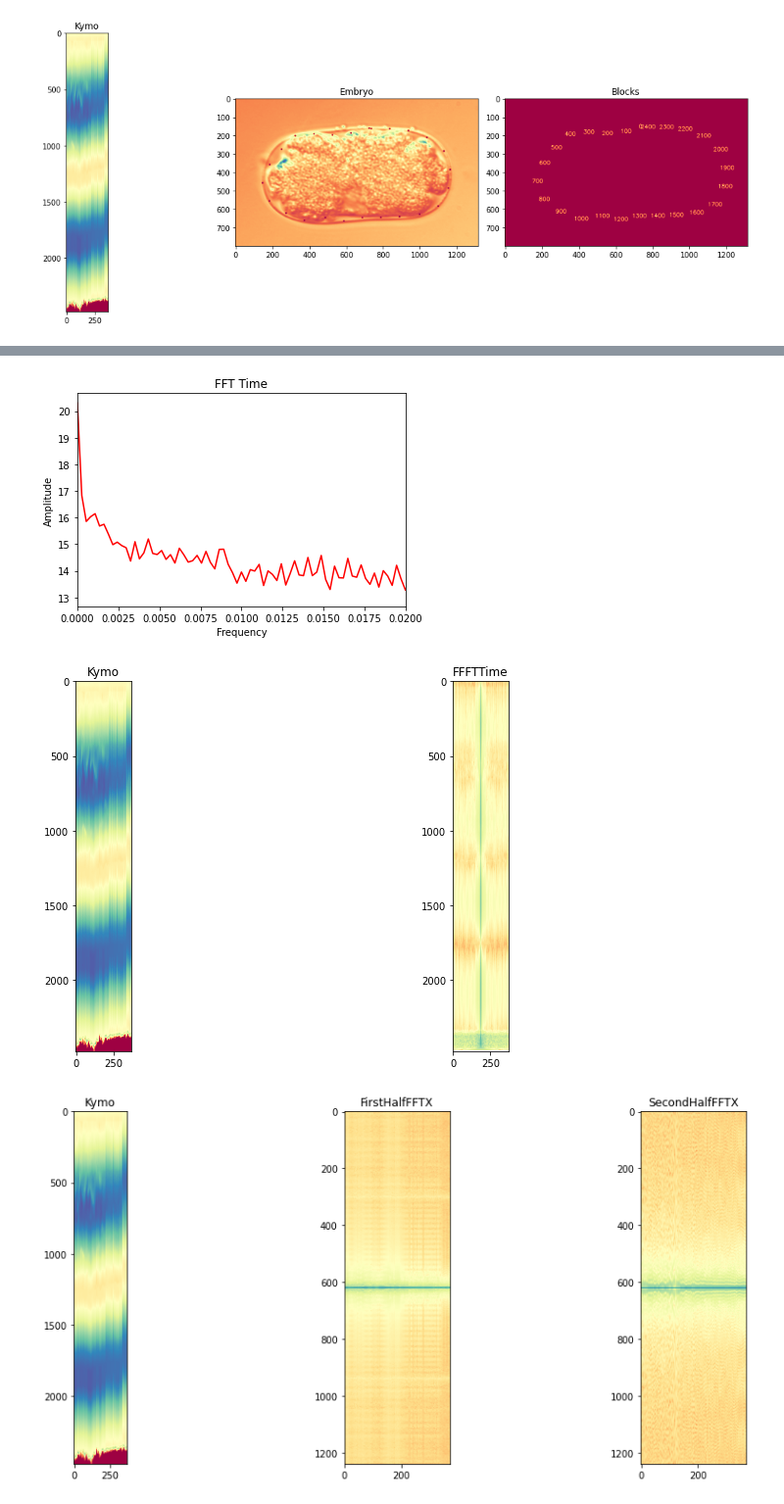
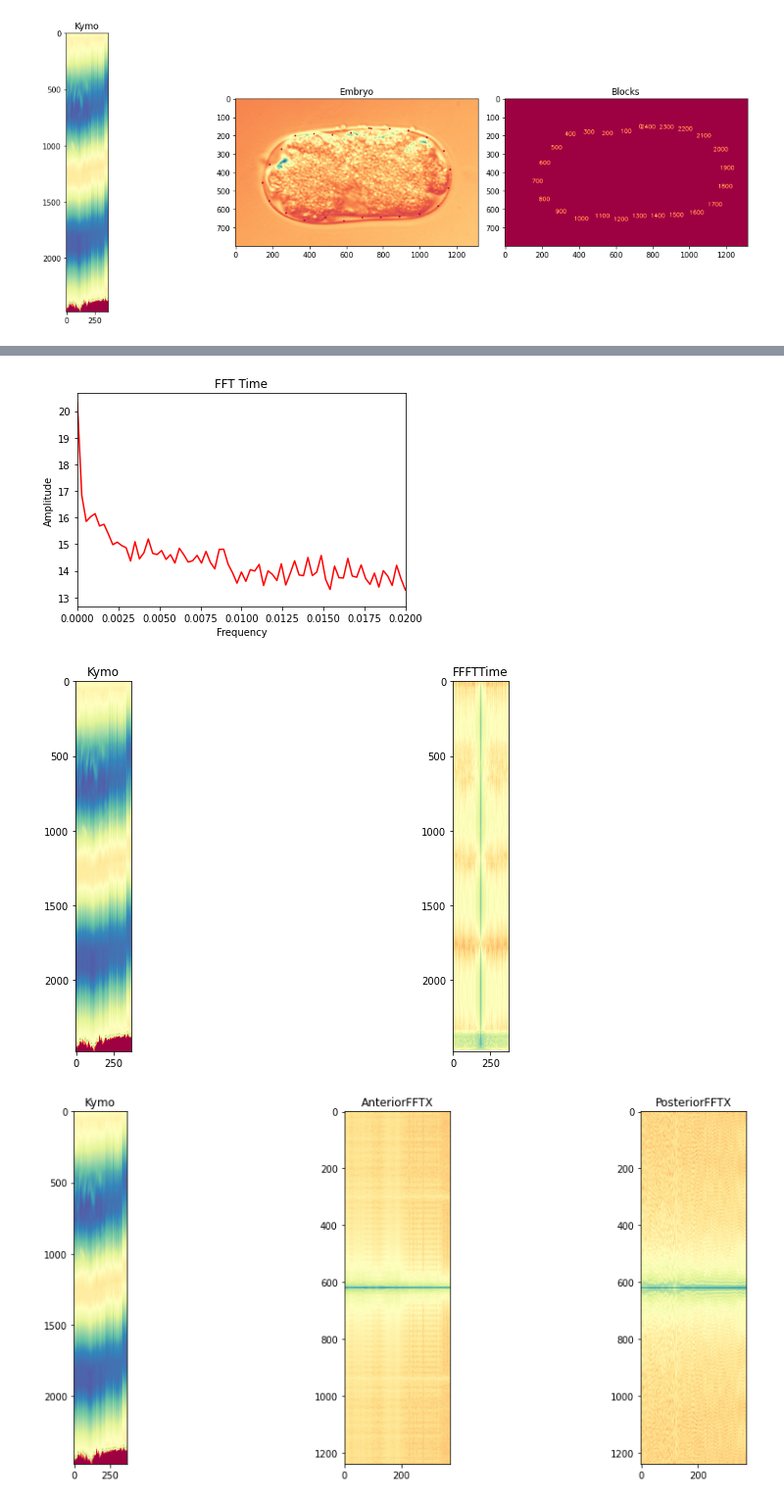
Before and after one commit to kapoorlab/BioPython, a Jupyter notebook: DarineKymoAnalyis/FrequencyVelocity.ipynb, the cells around one changed output, grey strips where cells are left out. Shown at 98% size. Cells and saved outputs as stored; diff of their text form; code cells hidden in the pictures.

```diff
--- a/DarineKymoAnalyis/FrequencyVelocity.ipynb
+++ b/DarineKymoAnalyis/FrequencyVelocity.ipynb
@@ -107,36 +107,36 @@ FFTTimeImage, AddedT, frequ = FFTStrip(Kymoimage, Time_unit)
 df = pd.DataFrame(list(zip(frequ,AddedT)),columns =['Frequency', 'Amplitude'])
 df.to_csv(Name + 'Frequency' +  '.csv', index = False)
 
-imwrite((savedir + Name + 'FFTSpaceF' + '.tif' ) , np.log(FFTSpaceImageHalf.astype('float32')))
-imwrite((savedir + Name + 'FFTSpaceS' + '.tif' ) , np.log(FFTSpaceImageSecHalf.astype('float32')))
+imwrite((savedir + Name + 'FFTSpaceAnterior' + '.tif' ) , np.log(FFTSpaceImageHalf.astype('float32')))
+imwrite((savedir + Name + 'FFTSpacePosterior' + '.tif' ) , np.log(FFTSpaceImageSecHalf.astype('float32')))
 fig, axes = plt.subplots(1, 2, figsize=(15, 6))
 ax = axes.ravel()
 ax[0].plot( velocityA,np.log(AddedVA), 'r')
 ax[0].set_xlabel('Velocity')
 ax[0].set_ylabel('Amplitude')
 ax[0].set_xlim([0,1])
 ax[0].set_title('FFT Space Anterior')
 
 ax[1].plot( velocityP,np.log(AddedVP), 'r')
 ax[1].set_xlabel('Velocity')
 ax[1].set_ylabel('Amplitude')
 ax[1].set_xlim([0,1])
 ax[1].set_title('FFT Space Posterior')
 plt.show()
 plt.plot( frequ,np.log(AddedT), 'r')
 plt.title('FFT Time')
 plt.xlabel('Frequency')
 plt.ylabel('Amplitude')
 plt.xlim([0,0.02])
 plt.show()
 
 
 imwrite((savedir + Name + 'FFTTime' + '.tif' ) , np.log(FFTTimeImage.astype('float32')))
 
 doubleplot(Kymoimage, np.log(FFTTimeImage), 'Kymo', 'FFFTTime')
-tripleplot(Kymoimage,np.log(FFTSpaceImageHalf), np.log(FFTSpaceImageSecHalf), 'Kymo', 'FirstHalfFFTX', 'SecondHalfFFTX')
+tripleplot(Kymoimage,np.log(FFTSpaceImageHalf), np.log(FFTSpaceImageSecHalf), 'Kymo', 'AnteriorFFTX', 'PosteriorFFTX')
 # %% [output]
 [figure]
 [figure]
 [figure]
-[figure, old version]
+[figure, new version]
```
Also changed, not shown: 3 other files.
